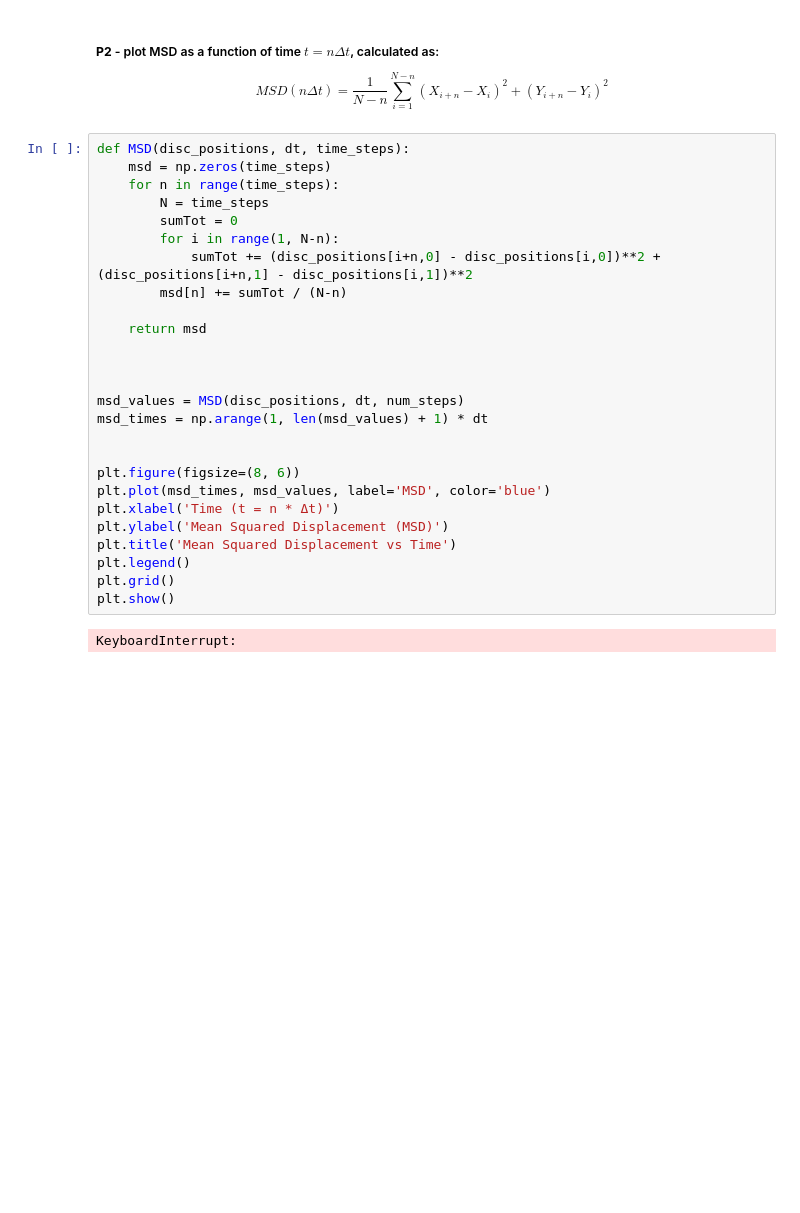
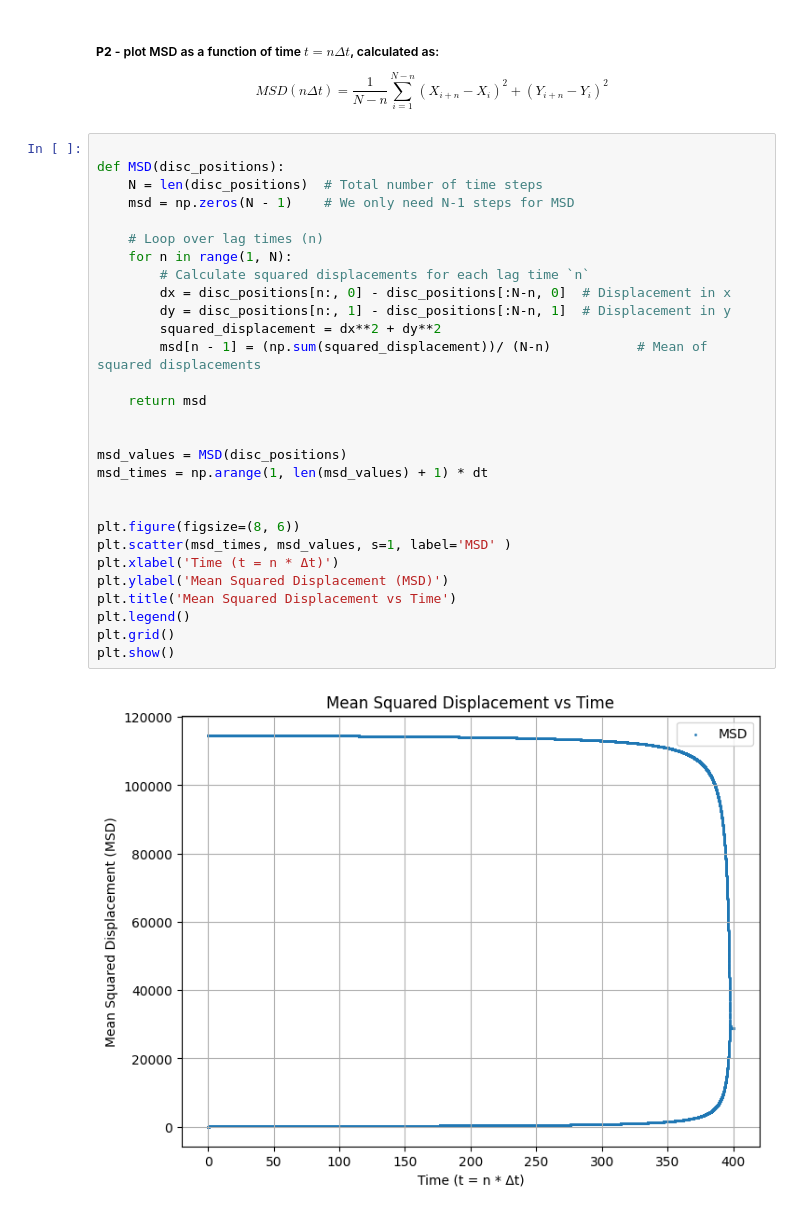
Before and after one commit to Wessias/SOCS, a Jupyter notebook: HW1/Untitled-1.ipynb, the cells around one changed output. Cells and saved outputs as stored; diff of their text form; blank space fills up the shorter version.

```diff
--- a/HW1/Untitled-1.ipynb
+++ b/HW1/Untitled-1.ipynb
@@ -220,30 +220,33 @@ plt.show()
 # %% [markdown]
 ##### **P2** - plot MSD as a function of time $t=n\Delta t$, calculated as: $$MSD(n\Delta t) =\frac{1}{N-n}\sum_{i=1}^{N-n}(X_{i+n}- X_i)^2 + (Y_{i+n} - Y_i)^2$$
 # %%
-def MSD(disc_positions, dt, time_steps):
-    msd = np.zeros(time_steps)
-    for n in range(time_steps):
-        N = time_steps
-        sumTot = 0
-        for i in range(1, N-n):
-            sumTot += (disc_positions[i+n,0] - disc_positions[i,0])**2 + (disc_positions[i+n,1] - disc_positions[i,1])**2
-        msd[n] += sumTot / (N-n)
+
+def MSD(disc_positions):
+    N = len(disc_positions)  # Total number of time steps
+    msd = np.zeros(N - 1)    # We only need N-1 steps for MSD
+
+    # Loop over lag times (n)
+    for n in range(1, N):
+        # Calculate squared displacements for each lag time `n`
+        dx = disc_positions[n:, 0] - disc_positions[:N-n, 0]  # Displacement in x
+        dy = disc_positions[n:, 1] - disc_positions[:N-n, 1]  # Displacement in y
+        squared_displacement = dx**2 + dy**2
+        msd[n - 1] = (np.sum(squared_displacement))/ (N-n)           # Mean of squared displacements
 
     return msd
 
 
-
-msd_values = MSD(disc_positions, dt, num_steps)
+msd_values = MSD(disc_positions)
 msd_times = np.arange(1, len(msd_values) + 1) * dt
 
 
 plt.figure(figsize=(8, 6))
-plt.plot(msd_times, msd_values, label='MSD', color='blue')
+plt.scatter(msd_times, msd_values, s=1, label='MSD' )
 plt.xlabel('Time (t = n * Δt)')
 plt.ylabel('Mean Squared Displacement (MSD)')
 plt.title('Mean Squared Displacement vs Time')
 plt.legend()
 plt.grid()
 plt.show()
 # %% [output]
-KeyboardInterrupt:
+[figure, added]
```
Also changed, not shown: parts of 1 cell of this notebook.
